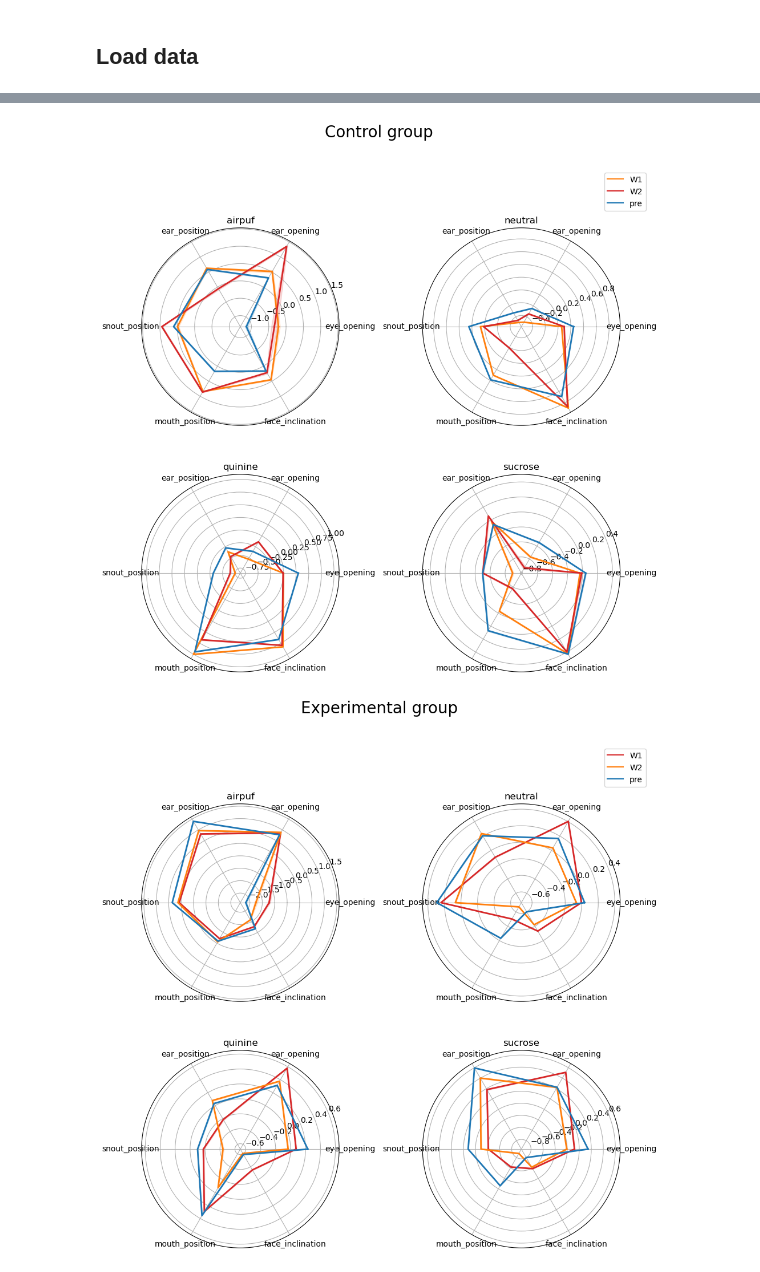
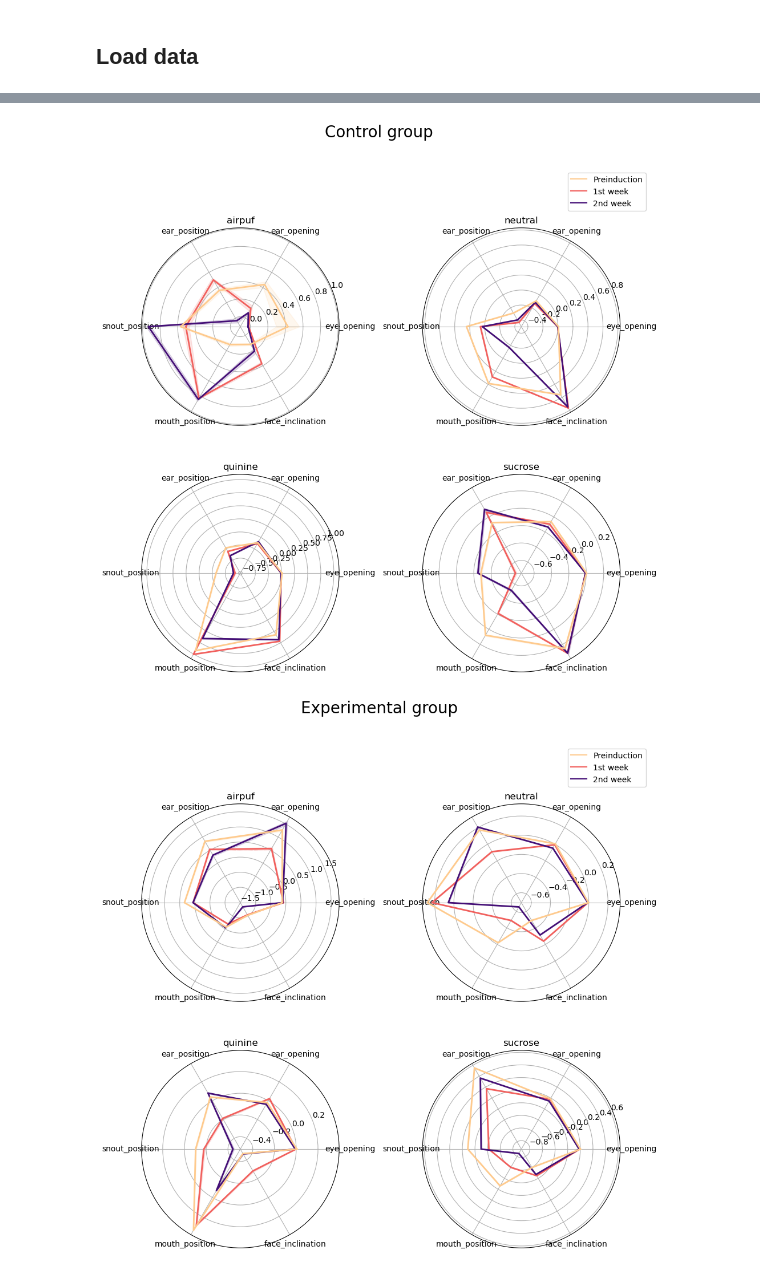
Before and after one commit to sorenorm/FaceQuant, a Jupyter notebook: faceQuant.ipynb, the cells around one changed output, grey strips where cells are left out. Drawn from its saved outputs; the diff is of its cells as text; code cells hidden in the pictures.

```diff
--- a/faceQuant.ipynb
+++ b/faceQuant.ipynb
@@ -97,8 +97,8 @@ csv_files = []
 
 for root, dirs, files in os.walk('C2shortvideosDLCanalyzed_reanalyzed_v2/'):
     for f in files:
-        if f.endswith('.csv') and f[:42] not in nope:
-        #if f.endswith('.csv'):
+        #if f.endswith('.csv') and f[:42] not in nope:
+        if f.endswith('.csv'):
             csv_files.append(os.path.join(root, f))
 # %%
 len(csv_files)
@@ -177,8 +179,8 @@ quant_cols = [
     "face_inclination"
 ]
 
-fq_df_filter[quant_cols] = fq_df_filter[quant_cols].apply(zscore)
+fq_df[quant_cols] = fq_df[quant_cols].apply(zscore)
 import numpy as np
 
-mean_df = fq_df_filter.groupby("stimuli")[quant_cols].mean()
-sem_df  = fq_df_filter.groupby("stimuli")[quant_cols].sem()
+mean_df = fq_df.groupby("stimuli")[quant_cols].mean()
+sem_df  = fq_df.groupby("stimuli")[quant_cols].sem()
@@ -191,9 +187,9 @@ See the caveats in the documentation: https://pandas.pydata.org/pandas-docs/stab
 # %%
 c_group = []
-for i, row in fq_df_filter.iterrows():
-    if row['group'] == 'ill' and row['phase'] == 'pre':
+for i, row in fq_df.iterrows():
+    if row['group'] == 'TDP43' and row['phase'] == 'WT':
         c_group.append('control')
     else:
         c_group.append(row['group'])
 
-fq_df_filter['c_group'] = c_group
+fq_df['c_group'] = c_group
@@ -233,8 +207,8 @@ groups = sorted(fq_df["group"].unique())
 
 # Explicit colors per group
 group_colors = {
-    "ill": "tab:red",
-    "control": "tab:blue",
+    "TDP43": "#440f76",
+    "WT": "#feca8d",
 }
 
 cols = 2
@@ -313,14 +303,14 @@ labels = quant_cols
 angles = np.linspace(0, 2 * np.pi, len(labels), endpoint=False).tolist()
 angles += angles[:1]
 
-stimuli = sorted(fq_df_filter["stimuli"].unique())
-groups = sorted(fq_df_filter["phase"].unique())
+stimuli = sorted(fq_df["stimuli"].unique())
+groups = sorted(fq_df["phase"].unique())
 
 # Explicit colors per group
 group_colors = {
-    "pre": "tab:blue",
-    "W1": "tab:orange",
-    "W2": "tab:red",
+    "Preinduction": "#feca8d",
+    "1st week": "#f1605d",
+    "2nd week": "#440f76",
 }
 
 cols = 2
@@ -336,7 +326,7 @@ axes = axes.flatten()
 
 for ax, stim in zip(axes, stimuli):
 
-    stim_df = fq_df_filter[(fq_df_filter["stimuli"] == stim) & (fq_df_filter["group"] == 'control')]
+    stim_df = fq_df[(fq_df["stimuli"] == stim) & (fq_df["group"] == 'WT')]
 
     stim_mean = stim_df.groupby("phase")[quant_cols].mean()
     stim_sem  = stim_df.groupby("phase")[quant_cols].sem()
@@ -367,17 +357,20 @@ for ax, stim in zip(axes, stimuli):
 for ax in axes[len(stimuli):]:
     ax.set_visible(False)
 
-# Global legend with correct colors
+legend_order = ["Preinduction", "1st week", "2nd week"]  # your desired order
+
 handles = []
 labels_legend = []
 
-for group in groups:
+for group in legend_order:
     color = group_colors.get(group, "gray")
     h, = axes[0].plot([], [], label=group, color=color)
     handles.append(h)
     labels_legend.append(group)
+plt.suptitle("Control group", fontsize=20, y=1)
 
-plt.suptitle("Control group", fontsize=20, y=1)
+
+
 axes[1].legend(
     handles,
     labels_legend,
@@ -389,4 +382,4 @@ plt.tight_layout()
 plt.savefig("cont_group.svg")
 plt.show()
 # %% [output]
-[figure, old version]
+[figure, new version]
@@ -399,14 +467,14 @@ labels = quant_cols
 angles = np.linspace(0, 2 * np.pi, len(labels), endpoint=False).tolist()
 angles += angles[:1]
 
-stimuli = sorted(fq_df_filter["stimuli"].unique())
-groups = sorted(fq_df_filter["phase"].unique())
+stimuli = sorted(fq_df["stimuli"].unique())
+groups = sorted(fq_df["phase"].unique())
 
 # Explicit colors per group
 group_colors = {
-    "pre":"tab:blue",
-    "W1": "tab:orange",
-    "W2": "tab:red",
+    "Preinduction": "#feca8d",
+    "1st week": "#f1605d",
+    "2nd week": "#440f76",
 }
 
 cols = 2
@@ -422,7 +490,7 @@ axes = axes.flatten()
 
 for ax, stim in zip(axes, stimuli):
 
-    stim_df = fq_df_filter[(fq_df_filter["stimuli"] == stim) & (fq_df_filter["group"] == 'ill')]
+    stim_df = fq_df[(fq_df["stimuli"] == stim) & (fq_df["group"] == 'TDP43')]
 
     stim_mean = stim_df.groupby("phase")[quant_cols].mean()
     stim_sem  = stim_df.groupby("phase")[quant_cols].sem()
@@ -447,35 +515,53 @@ for ax, stim in zip(axes, stimuli):
 
     ax.set_xticks(angles[:-1])
     ax.set_xticklabels(labels)
     ax.set_title(stim)
 
 # Hide unused axes
 for ax in axes[len(stimuli):]:
     ax.set_visible(False)
 
 # Global legend with correct colors
 handles = []
 labels_legend = []
 
 for group in groups:
     color = group_colors.get(group, "gray")
     h, = axes[0].plot([], [], label=group, color=color)
     handles.append(h)
     labels_legend.append(group)
 
 plt.suptitle("Experimental group", fontsize=20, y=1)
+
+
+# Source - https://stackoverflow.com/a/46160465
+# Posted by Ian Hincks
+# Retrieved 2026-06-24, License - CC BY-SA 3.0
+
+legend_order = ["Preinduction", "1st week", "2nd week"]  # your desired order
+
+handles = []
+labels_legend = []
+
+for group in legend_order:
+    color = group_colors.get(group, "gray")
+    h, = axes[0].plot([], [], label=group, color=color)
+    handles.append(h)
+    labels_legend.append(group)
+
 axes[1].legend(
     handles,
     labels_legend,
     loc="upper right",
     bbox_to_anchor=(1.15, 1.3)
 )
 
+
 plt.tight_layout()
-plt.savefig("expg_group.svg")
+plt.savefig("exp_group.svg")
 plt.show()
 # %% [output]
-[figure, old version]
+[figure, new version]
 # %%
 import seaborn as sns
 import matplotlib.pyplot as plt
```
Also changed, not shown: parts of 11 cells of this notebook, 11 other files.
